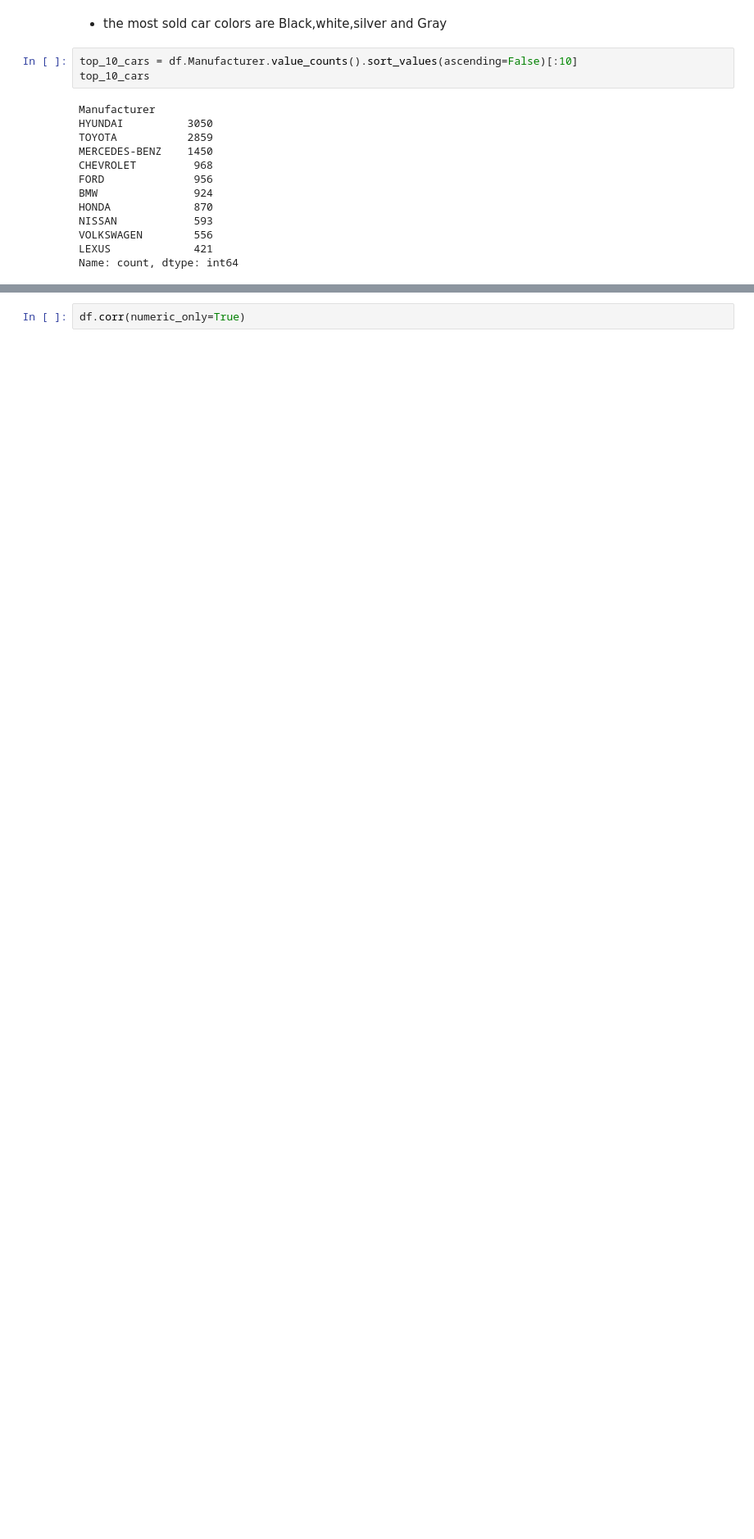
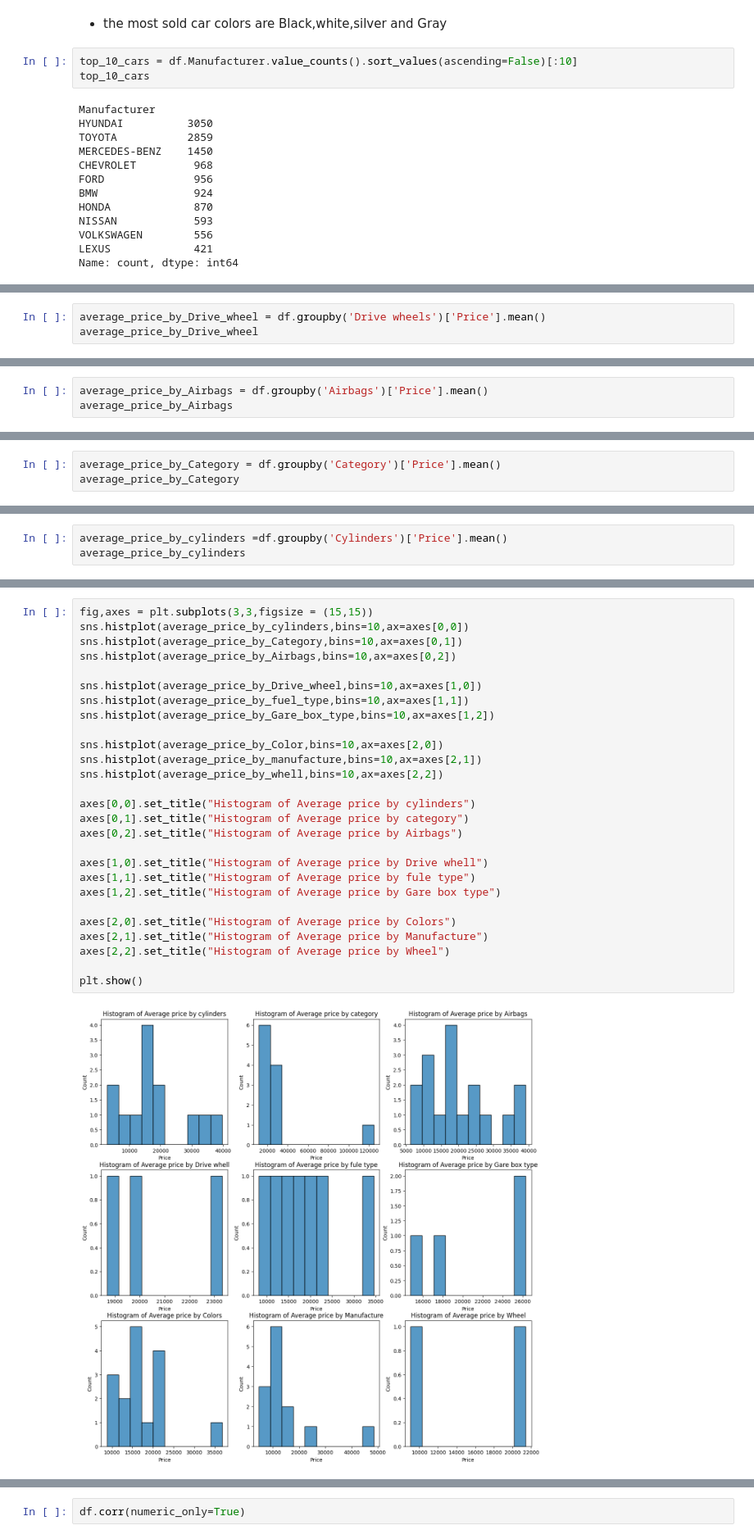
Before and after one commit to ashmi721/Data_Science_Class, a Jupyter notebook: Machine Learning/Supervised/Regression/CarPrice_prediction_using_simple_LR.ipynb, the cells around one changed output, grey strips where cells are left out. Shown at 82% size. Drawn from its saved outputs; the diff is of its cells as text; blank space fills up the shorter version.

Commit message:
visulize the average price of each columns

```diff
--- a/Machine Learning/Supervised/Regression/CarPrice_prediction_using_simple_LR.ipynb
+++ b/Machine Learning/Supervised/Regression/CarPrice_prediction_using_simple_LR.ipynb
@@ -405,0 +435,3 @@ Passing `palette` without assigning `hue` is deprecated and will be removed in v
+# %%
+average_price_by_Drive_wheel = df.groupby('Drive wheels')['Price'].mean()
+average_price_by_Drive_wheel
@@ -405,0 +444,3 @@ Passing `palette` without assigning `hue` is deprecated and will be removed in v
+# %%
+average_price_by_Airbags = df.groupby('Airbags')['Price'].mean()
+average_price_by_Airbags
@@ -405,0 +467,3 @@ Passing `palette` without assigning `hue` is deprecated and will be removed in v
+# %%
+average_price_by_Category = df.groupby('Category')['Price'].mean()
+average_price_by_Category
@@ -405,0 +484,3 @@ Passing `palette` without assigning `hue` is deprecated and will be removed in v
+# %%
+average_price_by_cylinders =df.groupby('Cylinders')['Price'].mean()
+average_price_by_cylinders
@@ -405,0 +503,29 @@ Passing `palette` without assigning `hue` is deprecated and will be removed in v
+# %%
+fig,axes = plt.subplots(3,3,figsize = (15,15))
+sns.histplot(average_price_by_cylinders,bins=10,ax=axes[0,0])
+sns.histplot(average_price_by_Category,bins=10,ax=axes[0,1])
+sns.histplot(average_price_by_Airbags,bins=10,ax=axes[0,2])
+
+sns.histplot(average_price_by_Drive_wheel,bins=10,ax=axes[1,0])
+sns.histplot(average_price_by_fuel_type,bins=10,ax=axes[1,1])
+sns.histplot(average_price_by_Gare_box_type,bins=10,ax=axes[1,2])
+
+sns.histplot(average_price_by_Color,bins=10,ax=axes[2,0])
+sns.histplot(average_price_by_manufacture,bins=10,ax=axes[2,1])
+sns.histplot(average_price_by_whell,bins=10,ax=axes[2,2])
+
+axes[0,0].set_title("Histogram of Average price by cylinders")
+axes[0,1].set_title("Histogram of Average price by category")
+axes[0,2].set_title("Histogram of Average price by Airbags")
+
+axes[1,0].set_title("Histogram of Average price by Drive whell")
+axes[1,1].set_title("Histogram of Average price by fule type")
+axes[1,2].set_title("Histogram of Average price by Gare box type")
+
+axes[2,0].set_title("Histogram of Average price by Colors")
+axes[2,1].set_title("Histogram of Average price by Manufacture")
+axes[2,2].set_title("Histogram of Average price by Wheel")
+
+plt.show()
+# %% [output]
+[figure, added]
```
Also changed, not shown: parts of 30 cells of this notebook.
